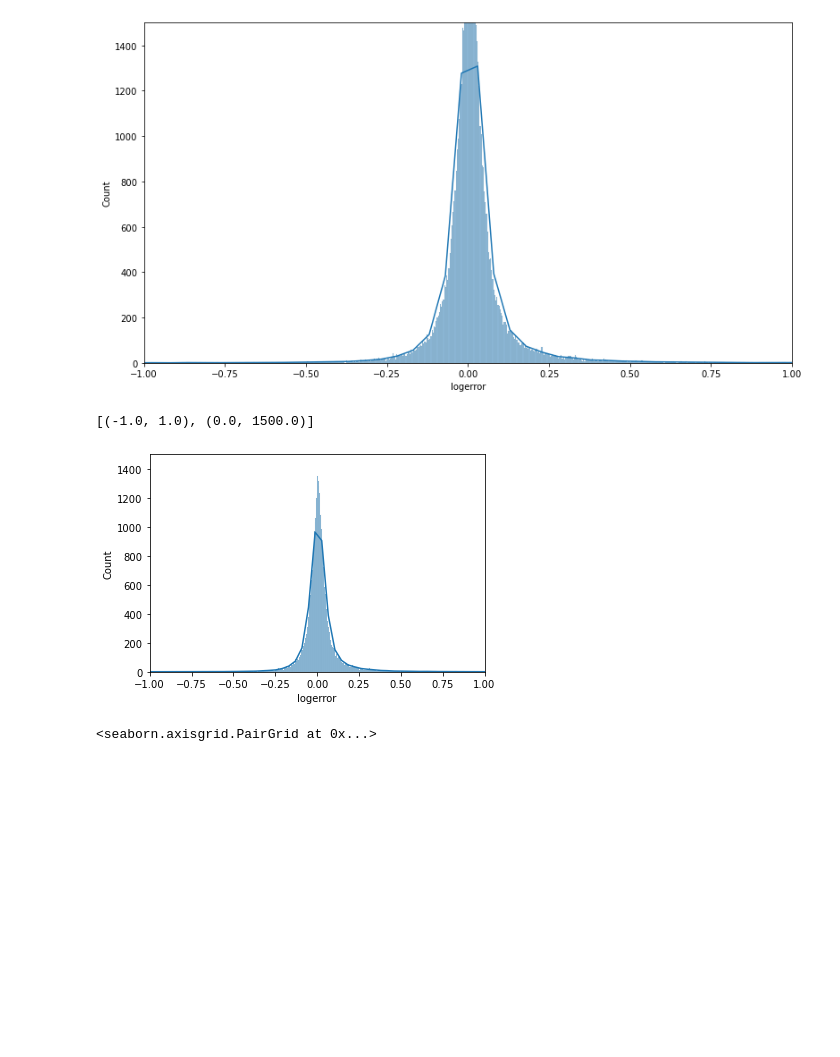
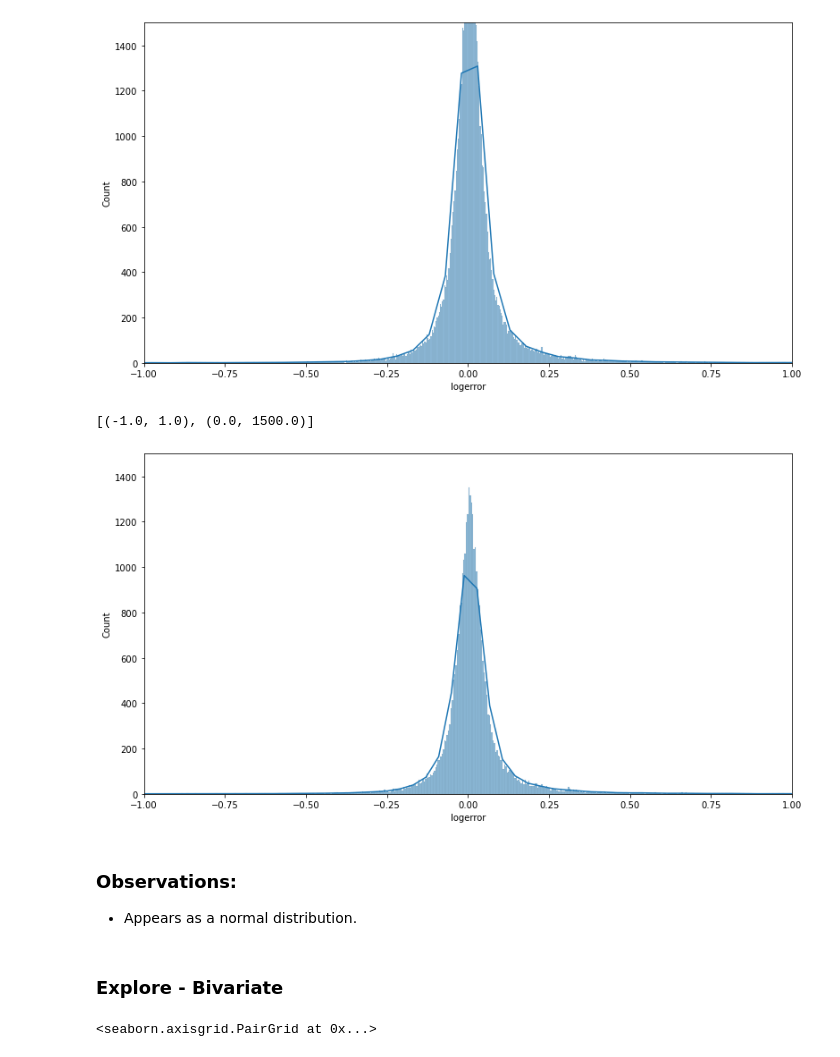
Before and after one commit to rachelrobbinsmayhill/clustering_project, a Jupyter notebook: work_clustering.ipynb, the cells around one changed output. Cells and saved outputs as stored; diff of their text form; code cells hidden in the pictures; blank space fills up the shorter version.

```diff
--- a/work_clustering.ipynb
+++ b/work_clustering.ipynb
@@ -191,6 +191,14 @@ def data_prep(df, prop_required_column=.5, prop_required_row=.5):
                              labels = ['Small: 0 - 1799sqft',
                              'Medium: 1800 - 3999sqft', 'Large: 4000 - 5999sqft', 'Extra-Large: 6000 - 25000sqft'])
 
+    # create acres variable
+    df['acres'] = df.lotsizesquarefeet/43560
+
+    # bin acres
+    df['acres_bin'] = pd.cut(df.acres, bins = [0, .10, .15, .25, .5, 1, 5, 10, 20, 50, 200],
+                       labels = [0, .1, .2, .3, .4, .5, .6, .7, .8, .9])
+
+
     # Make categorical column for total_rooms, combining number of bedrooms and bathrooms.
     df['total_rooms'] = df['bedroomcnt'] + df['bathroomcnt']
 
@@ -435,13 +449,19 @@ ax.set(xlim = (-1, 1), ylim = (0, 1500)) # set the limits to the desired ones
 [(-1.0, 1.0), (0.0, 1500.0)]
 [figure]
 # %%
+plt.figure(figsize = (13,7))
 # Create histogram
 ax = sns.histplot(data=train, x="logerror", kde=True)
 # set x and y limits to 'zoom in'
 ax.set(xlim = (-1, 1), ylim = (0, 1500)) # set the limits to the desired ones
 # %% [output]
 [(-1.0, 1.0), (0.0, 1500.0)]
-[figure, old version]
+[figure, new version]
+# %% [markdown]
+### Observations:
+- Appears as a normal distribution.
+# %% [markdown]
+### Explore - Bivariate
 # %%
 sns.pairplot(data = train, hue = 'logerror_bins',
              x_vars = ['logerror', 'taxvaluedollarcnt', 'landtaxvaluedollarcnt', 'taxamount'],
```
Also changed, not shown: parts of 59 cells of this notebook, 1 other file.
